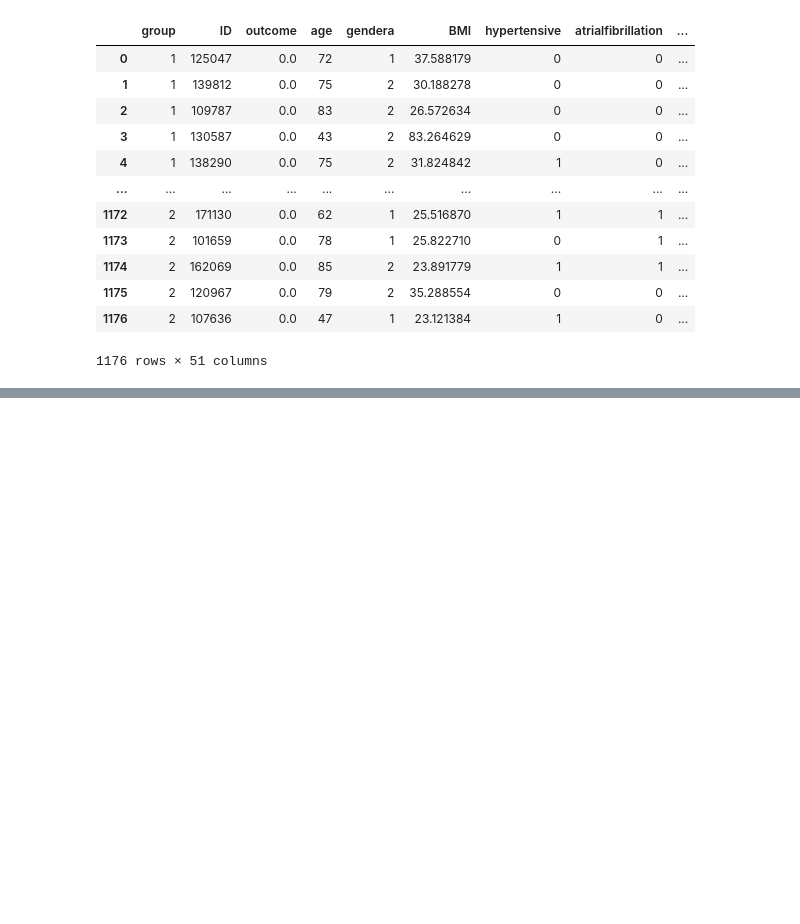
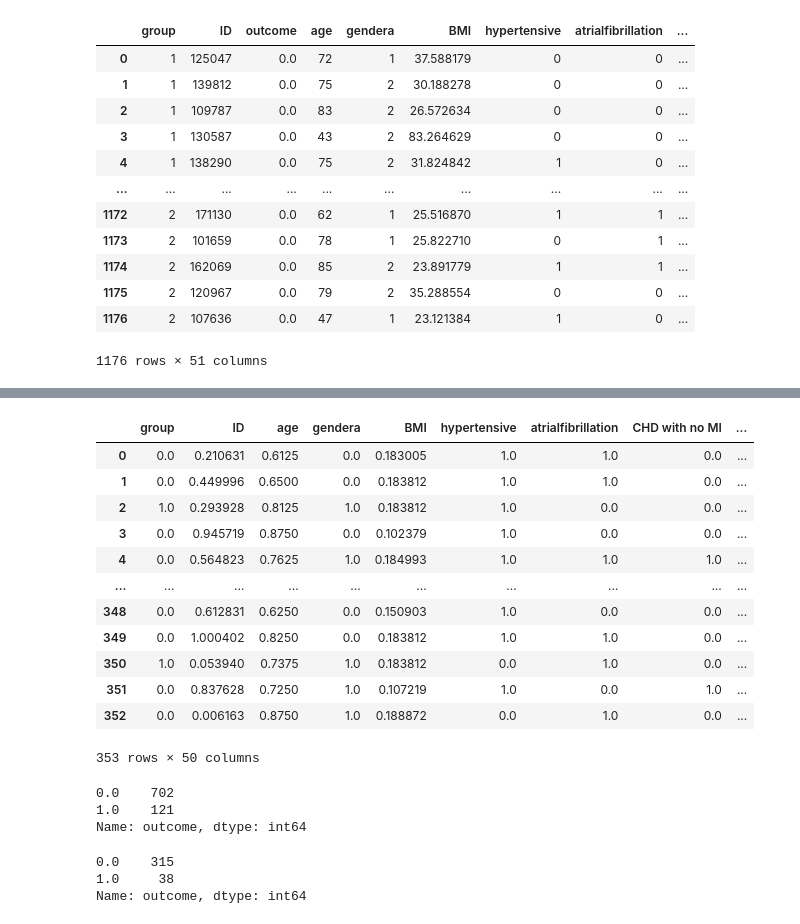
Before and after one commit to isoori/In-Hospital-Mortality-Prediction, a Jupyter notebook: Untitled.ipynb, the cells around one changed output, grey strips where cells are left out. Cells and saved outputs as stored; diff of their text form; code cells hidden in the pictures; blank space fills up the shorter version.

```diff
--- a/Untitled.ipynb
+++ b/Untitled.ipynb
@@ -70,0 +96,28 @@ df_full
+# %%
+X_test_scalled
+# %% [output]
+|  | group | ID | age | gendera | BMI | hypertensive | atrialfibrillation | CHD with no MI | ... |
+| 0 | 0.0 | 0.210631 | 0.6125 | 0.0 | 0.183005 | 1.0 | 1.0 | 0.0 | ... |
+| 1 | 0.0 | 0.449996 | 0.6500 | 0.0 | 0.183812 | 1.0 | 1.0 | 0.0 | ... |
+| 2 | 1.0 | 0.293928 | 0.8125 | 1.0 | 0.183812 | 1.0 | 0.0 | 0.0 | ... |
+| 3 | 0.0 | 0.945719 | 0.8750 | 0.0 | 0.102379 | 1.0 | 0.0 | 0.0 | ... |
+| 4 | 0.0 | 0.564823 | 0.7625 | 1.0 | 0.184993 | 1.0 | 1.0 | 1.0 | ... |
+| ... | ... | ... | ... | ... | ... | ... | ... | ... | ... |
+| 348 | 0.0 | 0.612831 | 0.6250 | 0.0 | 0.150903 | 1.0 | 0.0 | 0.0 | ... |
+| 349 | 0.0 | 1.000402 | 0.8250 | 0.0 | 0.183812 | 1.0 | 1.0 | 0.0 | ... |
+| 350 | 1.0 | 0.053940 | 0.7375 | 1.0 | 0.183812 | 0.0 | 1.0 | 0.0 | ... |
+| 351 | 0.0 | 0.837628 | 0.7250 | 1.0 | 0.107219 | 1.0 | 0.0 | 1.0 | ... |
+| 352 | 0.0 | 0.006163 | 0.8750 | 1.0 | 0.188872 | 0.0 | 1.0 | 0.0 | ... |
+353 rows × 50 columns
+# %%
+y_train.value_counts()
+# %% [output]
+0.0    702
+1.0    121
+Name: outcome, dtype: int64
+# %%
+y_test.value_counts()
+# %% [output]
+0.0    315
+1.0     38
+Name: outcome, dtype: int64
```
Also changed, not shown: parts of 4 cells of this notebook.
